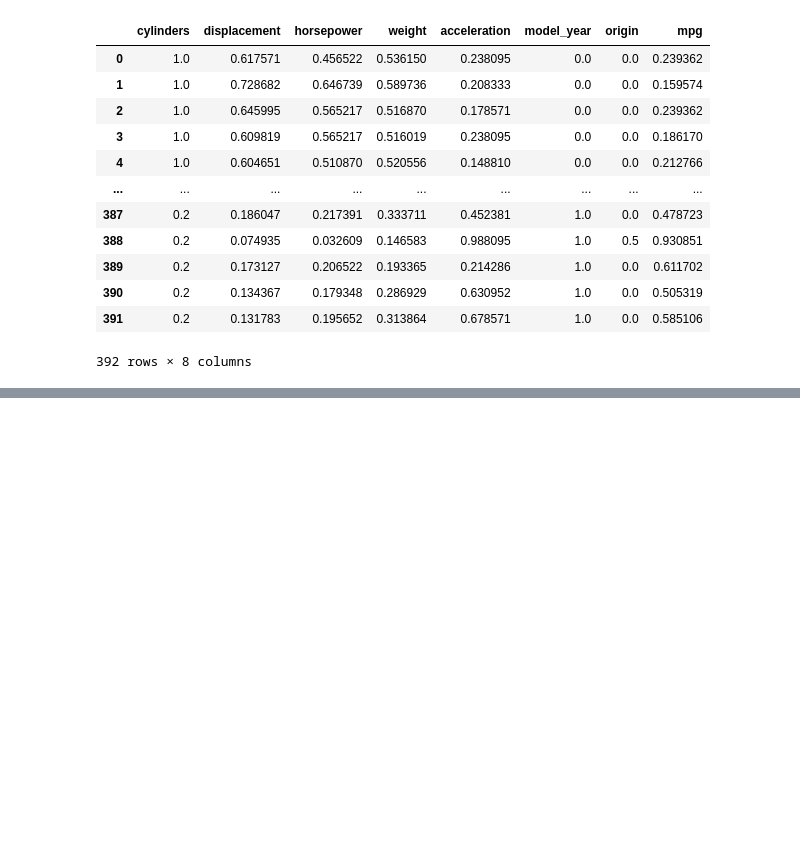
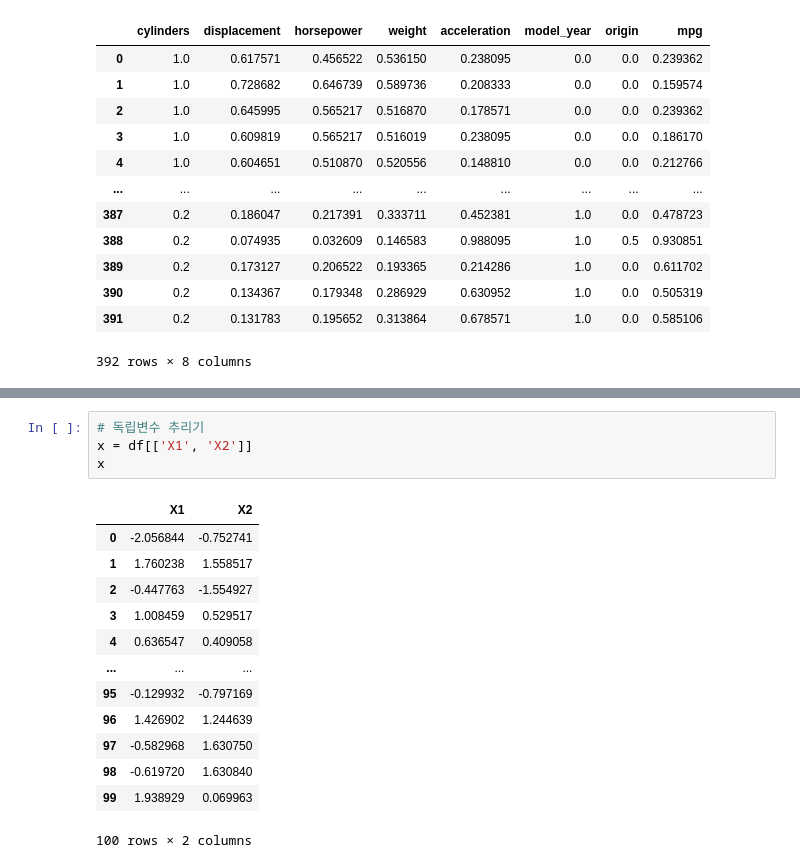
Before and after one commit to AnYeHyeon/DataScience2023, a Jupyter notebook: 1_2_데이터변환.ipynb, the cells around one changed output, grey strips where cells are left out. Saved outputs shown, nothing was run; the diff lists cells and outputs as text; blank space fills up the shorter version.

```diff
--- a/1_2_데이터변환.ipynb
+++ b/1_2_데이터변환.ipynb
@@ -373,0 +391,18 @@ pd.DataFrame(output, columns = df.columns)
+# %%
+# 독립변수 추리기
+x = df[['X1', 'X2']]
+x
+# %% [output]
+|  | X1 | X2 |
+| 0 | -2.056844 | -0.752741 |
+| 1 | 1.760238 | 1.558517 |
+| 2 | -0.447763 | -1.554927 |
+| 3 | 1.008459 | 0.529517 |
+| 4 | 0.636547 | 0.409058 |
+| ... | ... | ... |
+| 95 | -0.129932 | -0.797169 |
+| 96 | 1.426902 | 1.244639 |
+| 97 | -0.582968 | 1.630750 |
+| 98 | -0.619720 | 1.630840 |
+| 99 | 1.938929 | 0.069963 |
+100 rows × 2 columns
```
Also changed, not shown: parts of 11 cells of this notebook.
